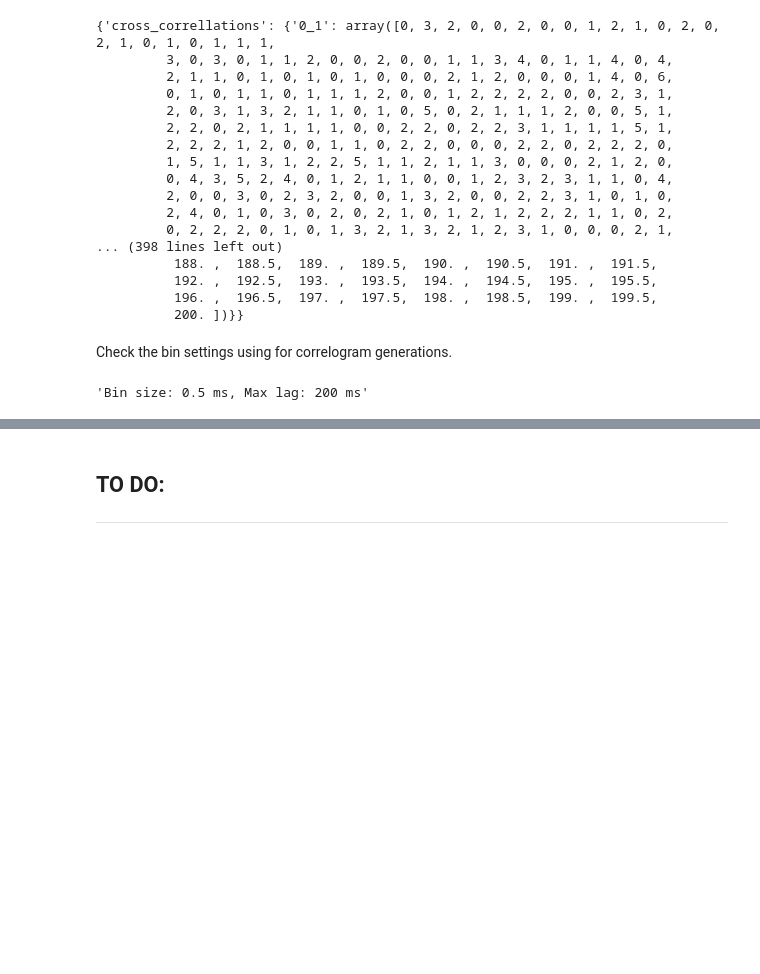
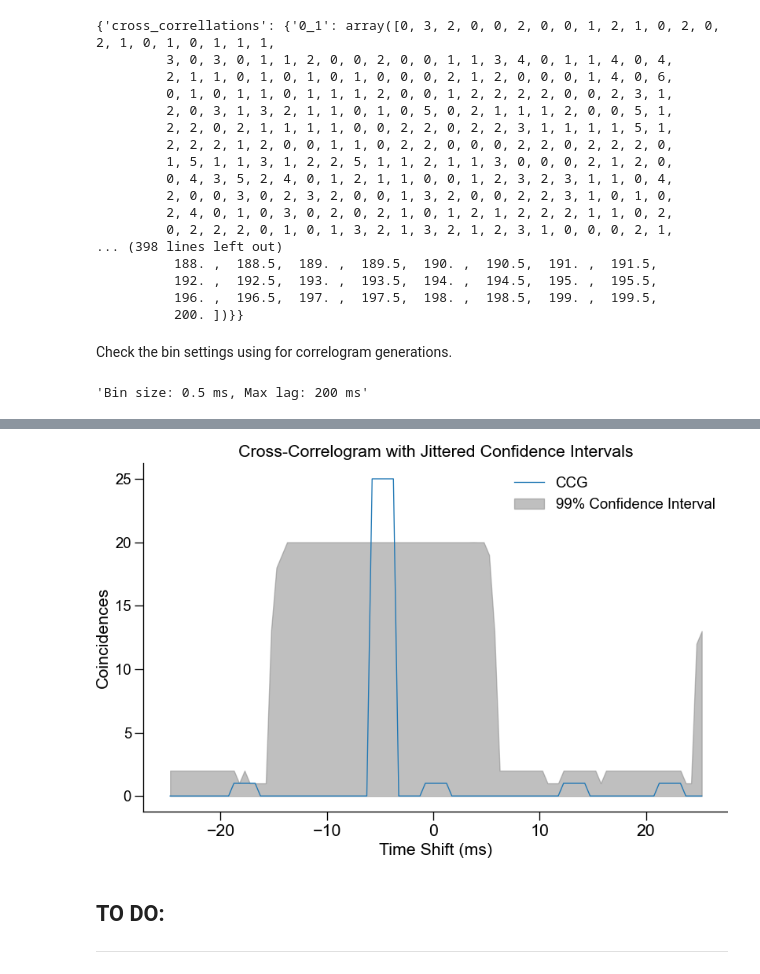
Before and after one commit to mzabolocki/SynaptiConn, a Jupyter notebook: examples/plots/plot_spiketrains_phy.ipynb, the cells around one changed output, grey strips where cells are left out. Cells and saved outputs as stored; diff of their text form; code cells hidden in the pictures; blank space fills up the shorter version.

```diff
--- a/examples/plots/plot_spiketrains_phy.ipynb
+++ b/examples/plots/plot_spiketrains_phy.ipynb
@@ -134,0 +279,95 @@ snc.report_correlogram_settings()
+# %%
+import numpy as np
+import matplotlib.pyplot as plt
+
+def generate_ccg(pre_spike_train, post_spike_train, max_shift=25, bin_size=0.5, coincidence_window=1):
+    """
+    Generate a cross-correlogram (CCG) between two spike trains with a coincidence window.
+    """
+    time_shifts = np.arange(-max_shift, max_shift + bin_size, bin_size)
+    ccg_counts = []
+
+    for shift in time_shifts:
+        shifted_post_spike_train = post_spike_train + shift
+        coincidences = np.sum([
+            np.any(np.abs(pre_spike - shifted_post_spike_train) <= coincidence_window)
+            for pre_spike in pre_spike_train
+        ])
+        ccg_counts.append(coincidences)
+
+    ccg_bins = time_shifts + bin_size / 2
+    return ccg_bins, ccg_counts
+
+def apply_jitter(spike_train, jitter_range=10):
+    """
+    Apply random jitter to a spike train within a specified range.
+    """
+    jittered_spike_train = spike_train + np.random.uniform(-jitter_range, jitter_range, size=len(spike_train))
+    return jittered_spike_train
+
+def calculate_jittered_ccg(pre_spike_train, post_spike_train, num_iterations=1000, max_shift=25, bin_size=0.5, jitter_range=10):
+    """
+    Calculate the jittered cross-correlogram and confidence intervals.
+    """
+    # Original CCG calculation
+    ccg_bins, ccg_counts = generate_ccg(pre_spike_train, post_spike_train, max_shift, bin_size)
+    jittered_ccgs = np.zeros((num_iterations, len(ccg_bins)))
+
+    # Jitter iterations
+    for i in range(num_iterations):
+        jittered_post_spike_train = apply_jitter(post_spike_train, jitter_range)
+        _, jittered_ccg_counts = generate_ccg(pre_spike_train, jittered_post_spike_train, max_shift, bin_size)
+        jittered_ccgs[i, :] = jittered_ccg_counts
+
+    # Confidence intervals (1% and 99%)
+    upper_conf = np.percentile(jittered_ccgs, 99, axis=0)
+    lower_conf = np.percentile(jittered_ccgs, 1, axis=0)
+
+    return ccg_bins, ccg_counts, upper_conf, lower_conf, jittered_ccgs
+
+def calculate_synaptic_strength_z(ccg_bins, ccg_counts, jittered_ccgs, window=4):
+    """
+    Calculate the standardized value (z-score) of the peak bin count in the actual CCG
+    within a specified window around zero shift.
+    """
+    # Define the window around zero shift
+    window_mask = (ccg_bins >= -window / 2) & (ccg_bins <= window / 2)
+
+    # Extract the peak count in the actual CCG within the window
+    actual_peak = np.max(np.array(ccg_counts)[window_mask])
+
+    # Calculate mean and standard deviation of jittered CCG values within the window
+    jittered_window_counts = jittered_ccgs[:, window_mask]
+    mean_jittered = np.mean(jittered_window_counts)
+    std_jittered = np.std(jittered_window_counts)
+
+    # Calculate the z-score
+    if std_jittered == 0:
+        print("Standard deviation of jittered CCGs is zero; z-score cannot be calculated.")
+        Z = np.nan  # Or handle as appropriate
+    else:
+        Z = (actual_peak - mean_jittered) / std_jittered
+
+    return Z
+
+# Example spike trains (in ms)
+pre_spike_train = np.array([10, 50, 90, 130, 170, 210, 250, 290, 330, 370, 290, 330, 370, 290, 330, 370, 290, 330, 37, 370, 290, 330, 370, 370, 290, 330, 3700])
+post_spike_train = np.array([15, 55, 95, 135, 175, 215, 255, 295, 335, 375, 295, 335, 375, 295, 335, 375, 295, 335, 375, 375, 295, 335, 37, 375, 295, 335, 37])
+
+# Calculate jittered CCG with confidence intervals and return jittered CCGs for z-score calculation
+ccg_bins, ccg_counts, upper_conf, lower_conf, jittered_ccgs = calculate_jittered_ccg(pre_spike_train, post_spike_train)
+
+# Calculate Z-score for synaptic strength
+Z = calculate_synaptic_strength_z(ccg_bins, ccg_counts, jittered_ccgs=jittered_ccgs, window=10)  # window should be 4 ms ....
+print(f"Standardized synaptic interaction strength (Z): {Z}")
+
+# Plot the results
+plt.figure(figsize=(10, 6))
+plt.plot(ccg_bins, ccg_counts, label="CCG")
+plt.fill_between(ccg_bins, lower_conf, upper_conf, color='gray', alpha=0.5, label="99% Confidence Interval")
+plt.xlabel("Time Shift (ms)")
+plt.ylabel("Coincidences")
+plt.title("Cross-Correlogram with Jittered Confidence Intervals")
+plt.legend()
+plt.show()
+# %% [output]
@@ -134,0 +375 @@ snc.report_correlogram_settings()
+[figure, added]
```
Also changed, not shown: parts of 7 cells of this notebook, 2 other files.
